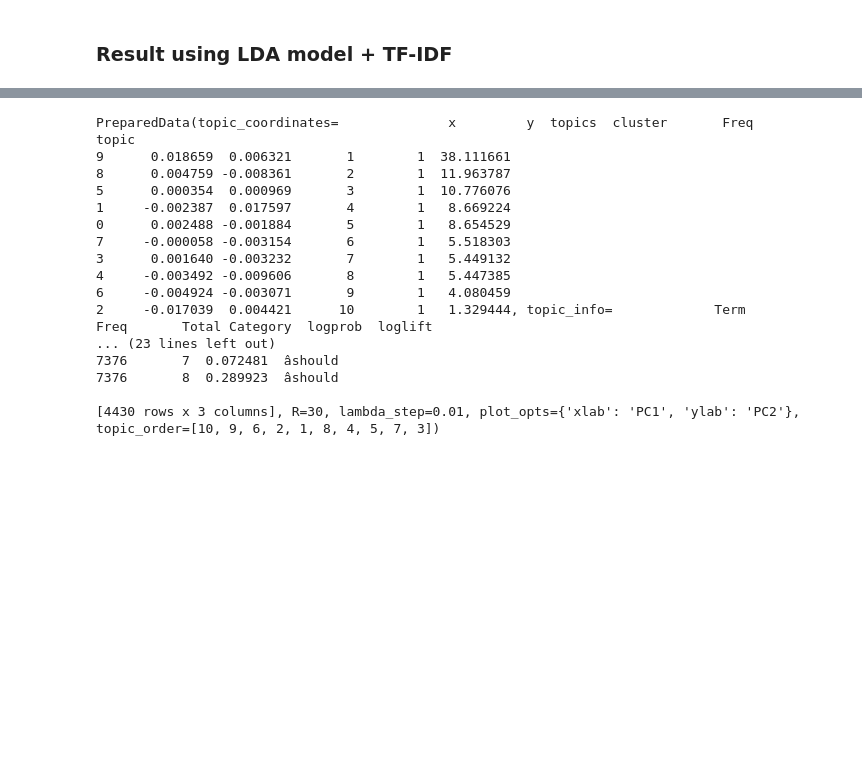
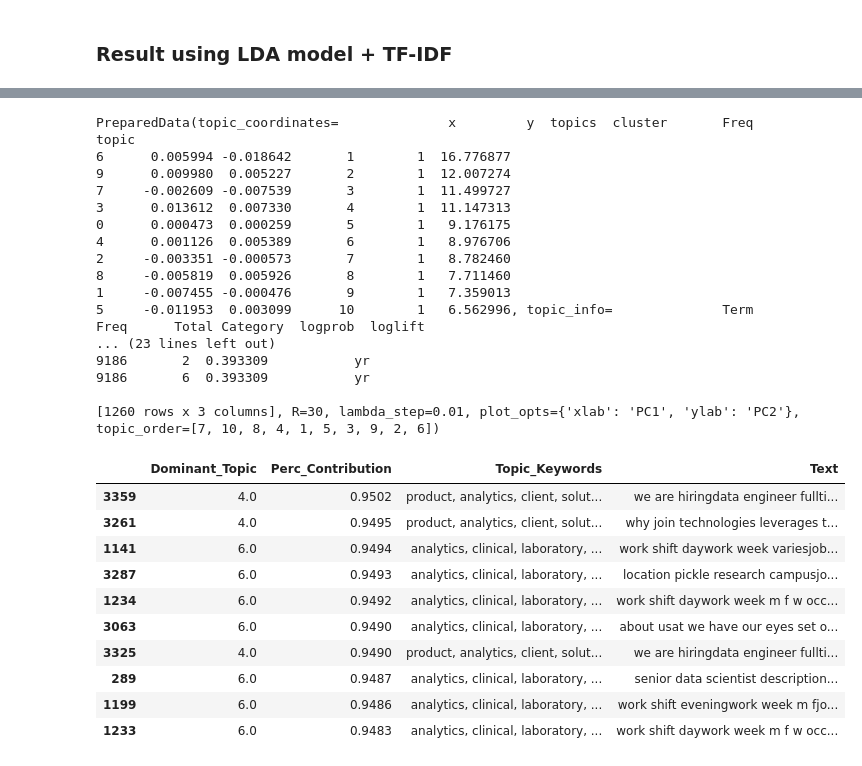
Before and after one commit to LiyanaRoslie/ds-keywords, a Jupyter notebook: ML - Topic_Modelling-Jobs_Listings.ipynb, the cells around one changed output, grey strips where cells are left out. Saved outputs shown, nothing was run; the diff lists cells and outputs as text; code cells hidden in the pictures; blank space fills up the shorter version.

```diff
--- a/ML - Topic_Modelling-Jobs_Listings.ipynb
+++ b/ML - Topic_Modelling-Jobs_Listings.ipynb
@@ -229,20 +282,34 @@ jobs_listings_tfidf_ldamodel.print_topics(num_words=7)
 # %%
-pyLDAvis.gensim_models.prepare(jobs_listings_tfidf_ldamodel, jobs_listings_bow_corpus, jobs_listings_dictionary)
+pyLDAvis.gensim_models.prepare(jobs_listings_tfidf_ldamodel, jobs_listings_tfidf_corpus, jobs_listings_dictionary)
 # %% [output]
 PreparedData(topic_coordinates=              x         y  topics  cluster       Freq
 topic
-9      0.018659  0.006321       1        1  38.111661
-8      0.004759 -0.008361       2        1  11.963787
-5      0.000354  0.000969       3        1  10.776076
-1     -0.002387  0.017597       4        1   8.669224
-0      0.002488 -0.001884       5        1   8.654529
-7     -0.000058 -0.003154       6        1   5.518303
-3      0.001640 -0.003232       7        1   5.449132
-4     -0.003492 -0.009606       8        1   5.447385
-6     -0.004924 -0.003071       9        1   4.080459
-2     -0.017039  0.004421      10        1   1.329444, topic_info=             Term        Freq       Total Category  logprob  loglift
+6      0.005994 -0.018642       1        1  16.776877
+9      0.009980  0.005227       2        1  12.007274
+7     -0.002609 -0.007539       3        1  11.499727
+3      0.013612  0.007330       4        1  11.147313
+0      0.000473  0.000259       5        1   9.176175
+4      0.001126  0.005389       6        1   8.976706
+2     -0.003351 -0.000573       7        1   8.782460
+8     -0.005819  0.005926       8        1   7.711460
+1     -0.007455 -0.000476       9        1   7.359013
+5     -0.011953  0.003099      10        1   6.562996, topic_info=              Term      Freq      Total Category  logprob  loglift
 ... (23 lines left out)
-7376       7  0.072481  âshould
-7376       8  0.289923  âshould
+9186       2  0.393309           yr
+9186       6  0.393309           yr
 
-[4430 rows x 3 columns], R=30, lambda_step=0.01, plot_opts={'xlab': 'PC1', 'ylab': 'PC2'}, topic_order=[10, 9, 6, 2, 1, 8, 4, 5, 7, 3])
+[1260 rows x 3 columns], R=30, lambda_step=0.01, plot_opts={'xlab': 'PC1', 'ylab': 'PC2'}, topic_order=[7, 10, 8, 4, 1, 5, 3, 9, 2, 6])
+# %%
+get_dominant_topics(jobs_listings_tfidf_ldamodel, jobs_listings_tfidf_corpus)
+# %% [output]
+|  | Dominant_Topic | Perc_Contribution | Topic_Keywords | Text |
+| 3359 | 4.0 | 0.9502 | product, analytics, client, solut... | we are hiringdata engineer fullti... |
+| 3261 | 4.0 | 0.9495 | product, analytics, client, solut... | why join technologies leverages t... |
+| 1141 | 6.0 | 0.9494 | analytics, clinical, laboratory, ... | work shift daywork week variesjob... |
+| 3287 | 6.0 | 0.9493 | analytics, clinical, laboratory, ... | location pickle research campusjo... |
+| 1234 | 6.0 | 0.9492 | analytics, clinical, laboratory, ... | work shift daywork week m f w occ... |
+| 3063 | 6.0 | 0.9490 | analytics, clinical, laboratory, ... | about usat we have our eyes set o... |
+| 3325 | 4.0 | 0.9490 | product, analytics, client, solut... | we are hiringdata engineer fullti... |
+| 289 | 6.0 | 0.9487 | analytics, clinical, laboratory, ... | senior data scientist description... |
+| 1199 | 6.0 | 0.9486 | analytics, clinical, laboratory, ... | work shift eveningwork week m fjo... |
+| 1233 | 6.0 | 0.9483 | analytics, clinical, laboratory, ... | work shift daywork week m f w occ... |
```
Also changed, not shown: parts of 20 cells of this notebook, 1 other file.
